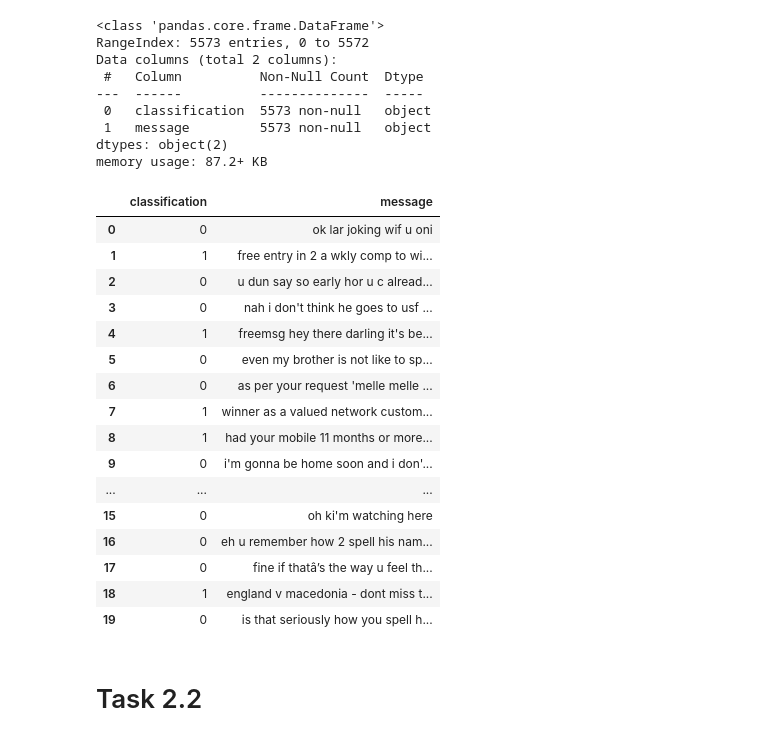
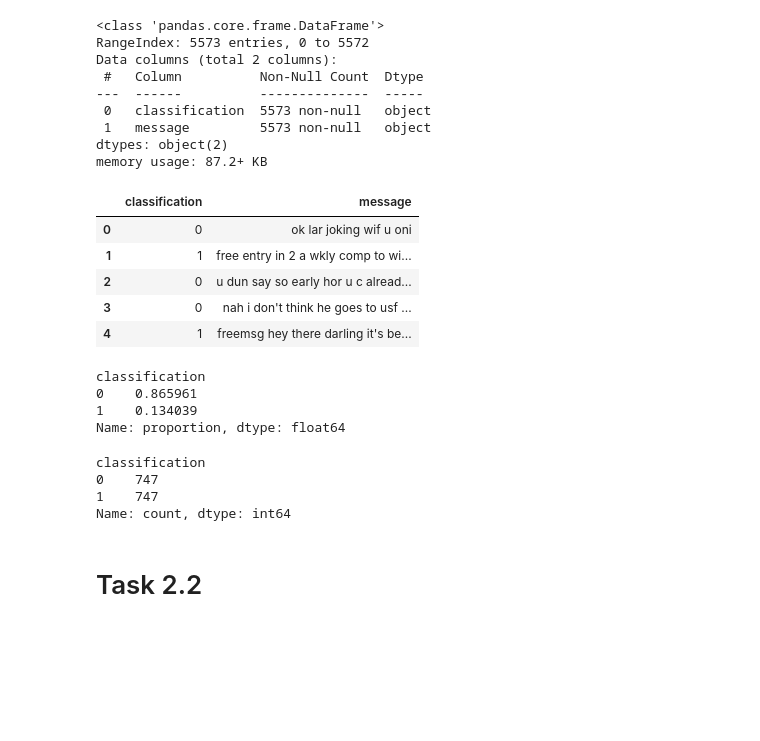
Before and after one commit to bl33h/messagesAndMatchesClassification, a Jupyter notebook: messagesAndMatchesClassification.ipynb, the cells around one changed output. Drawn from its saved outputs; the diff is of its cells as text; code cells hidden in the pictures; blank space fills up the shorter version.

```diff
--- a/messagesAndMatchesClassification.ipynb
+++ b/messagesAndMatchesClassification.ipynb
@@ -106,22 +106,18 @@ memory usage: 87.2+ KB
 # %%
 df['classification'] = df['classification'].map({'ham': 0, 'spam': 1})
 # %%
-df.head(20)
+df.head()
 # %% [output]
 |  | classification | message |
 | 0 | 0 | ok lar joking wif u oni |
 | 1 | 1 | free entry in 2 a wkly comp to wi... |
 | 2 | 0 | u dun say so early hor u c alread... |
 | 3 | 0 | nah i don't think he goes to usf ... |
 | 4 | 1 | freemsg hey there darling it's be... |
-| 5 | 0 | even my brother is not like to sp... |
-| 6 | 0 | as per your request 'melle melle ... |
-| 7 | 1 | winner as a valued network custom... |
-| 8 | 1 | had your mobile 11 months or more... |
-| 9 | 0 | i'm gonna be home soon and i don'... |
-| ... | ... | ... |
-| 15 | 0 | oh ki'm watching here |
-| 16 | 0 | eh u remember how 2 spell his nam... |
-| 17 | 0 | fine if thatâ’s the way u feel th... |
-| 18 | 1 | england v macedonia - dont miss t... |
-| 19 | 0 | is that seriously how you spell h... |
+# %%
+df['classification'].value_counts(normalize=True)
+# %% [output]
+classification
+0    0.865961
+1    0.134039
+Name: proportion, dtype: float64
@@ -128,3 +130,10 @@ df.head(20)
+# %%
+df['classification'].value_counts()
+# %% [output]
+classification
+0    747
+1    747
+Name: count, dtype: int64
 # %% [markdown]
 # Task 2.2
 # %% [markdown]
```
Also changed, not shown: parts of 11 cells of this notebook.
